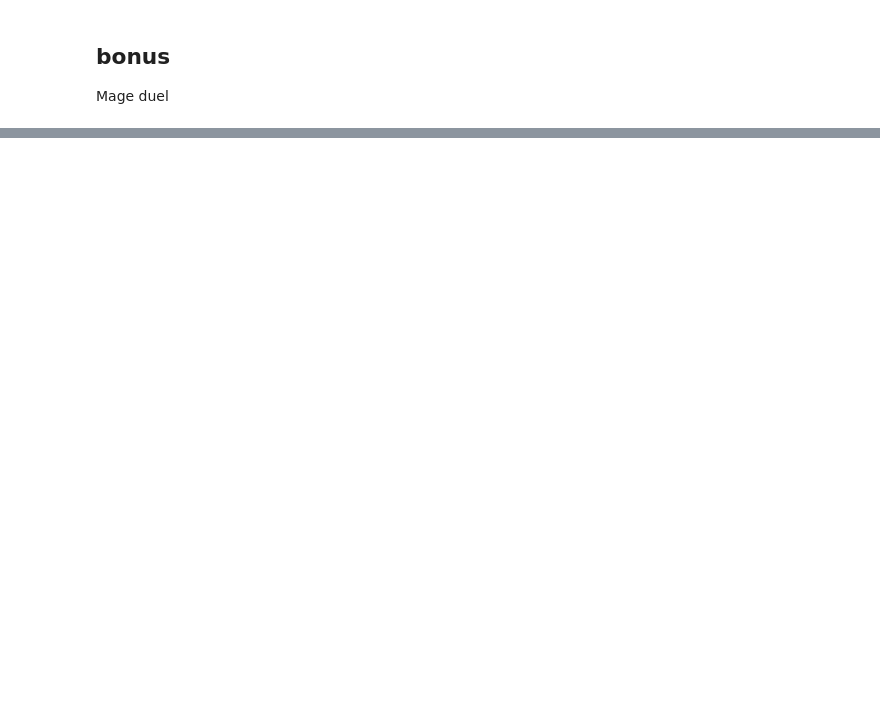
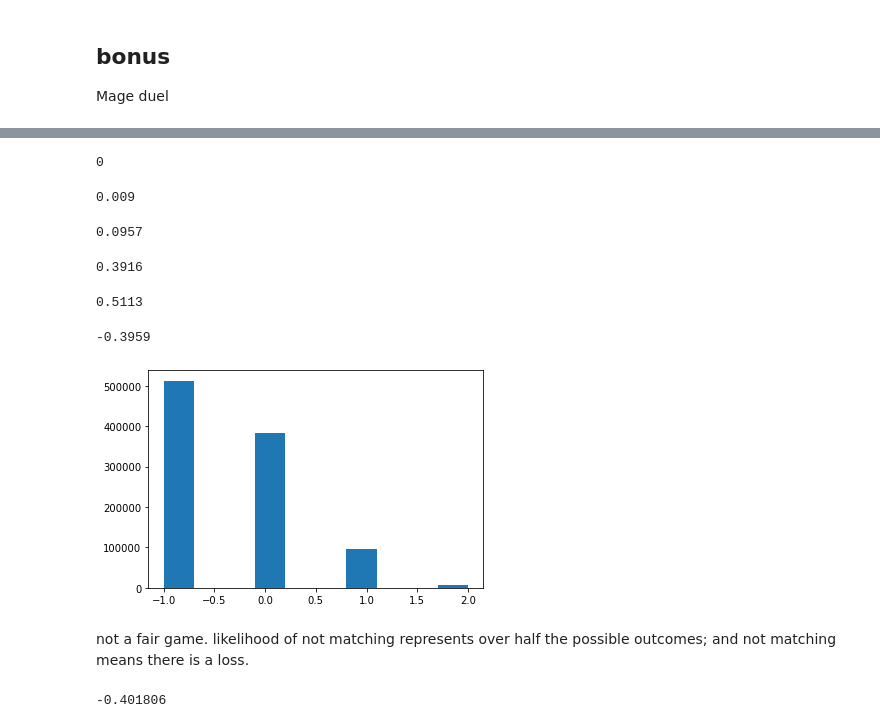
Before and after one commit to stephenfitzsimon/statistics-exercises, a Jupyter notebook: simulation.ipynb, the cells around one changed output, grey strips where cells are left out. Drawn from its saved outputs; the diff is of its cells as text; code cells hidden in the pictures; blank space fills up the shorter version.

Commit message:
added simulation and prob dist exercises

```diff
--- a/simulation.ipynb
+++ b/simulation.ipynb
@@ -306,0 +462,57 @@ chuck a luck
+# %%
+def chuck_a_luck(bet = np.random.choice(list(range(1,6)))):
+    #return the payout: won - ante
+    # default is a random bet
+    dice = np.random.choice(list(range(1,6)), 3)
+    #print(f"choice: {bet} \t dice: {dice}")
+    return np.count_nonzero(dice == bet)-1
+
+chuck_a_luck()
+# %% [output]
+0
+# %%
+simulations = 10_000
+# %%
+# What are your chances of getting an outcome payout of $2? (where we earned $3 on the $1 ante)
+outcomes = pd.Series([chuck_a_luck() for x in range(simulations)])
+outcomes[outcomes == 2].size/outcomes.size
+# %% [output]
+0.009
+# %%
+# What are your chances of getting an payout of $1?
+outcomes = pd.Series([chuck_a_luck() for x in range(simulations)])
+outcomes[outcomes == 1].size/outcomes.size
+# %% [output]
+0.0957
+# %%
+#What are your chances of getting a payout of $0 where you ante $1 and win $1?
+outcomes = pd.Series([chuck_a_luck() for x in range(simulations)])
+outcomes[outcomes == 0].size/outcomes.size
+# %% [output]
+0.3916
+# %%
+#What are your chances of getting a payout of -$1 where you ante up, but don't win anything?
+outcomes = pd.Series([chuck_a_luck() for x in range(simulations)])
+outcomes[outcomes == -1].size/outcomes.size
+# %% [output]
+0.5113
+# %%
+#What is the average cost/gain per game? (think of averaging the total payout calculation across all simulations)
+outcomes = pd.Series([chuck_a_luck() for x in range(simulations)])
+outcomes.mean()
+# %% [output]
+-0.3959
+# %%
+plt.hist(outcomes)
+plt.show()
+# %% [output]
+[figure, added]
+# %% [markdown]
+not a fair game.  likelihood of not matching represents over half the possible outcomes; and not matching means there is a loss.
+# %%
+#play a million games:
+simulations = 1_000_000
+outcomes = pd.Series([chuck_a_luck() for x in range(simulations)])
+outcomes.mean()
+# %% [output]
+-0.401806
```
Also changed, not shown: parts of 40 cells of this notebook, 2 other files.
